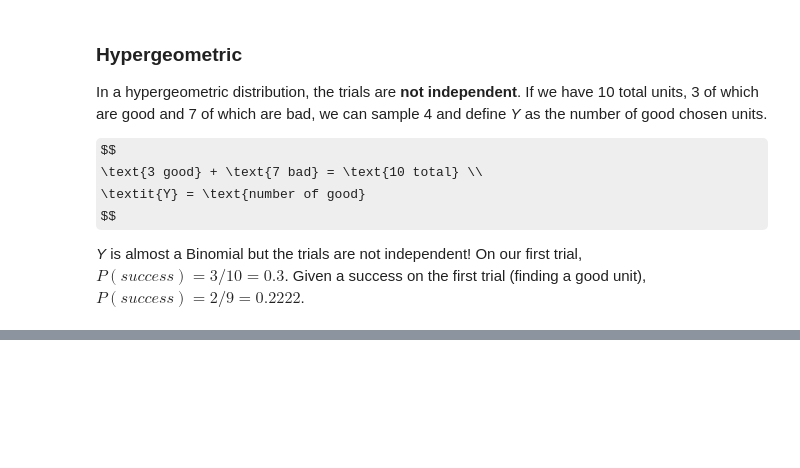
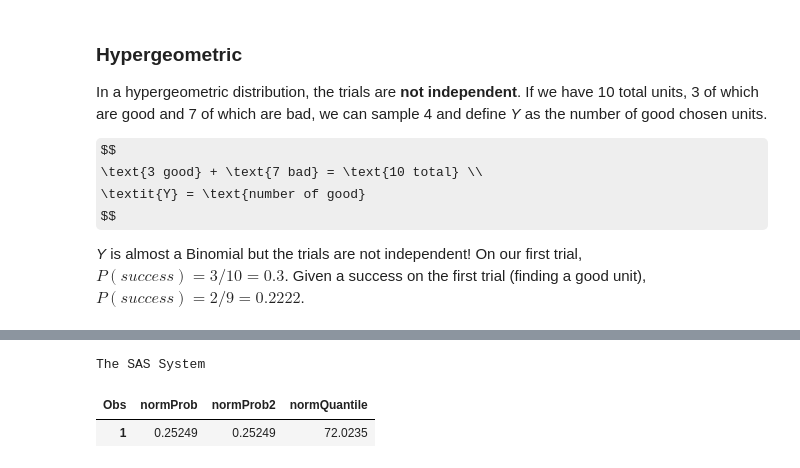
Before and after one commit to scimaksim/NCSU_graduate, a Jupyter notebook: ST513/Multinomial distribution.ipynb, the cells around one changed output, grey strips where cells are left out. Cells and saved outputs as stored; diff of their text form; code cells hidden in the pictures; some formulas as TeX source; blank space fills up the shorter version.

```diff
--- a/ST513/Multinomial distribution.ipynb
+++ b/ST513/Multinomial distribution.ipynb
@@ -648,0 +838,16 @@ _Y_ is almost a Binomial but the trials are not independent! On our first trial,
+# %%
+%%SAS my_session
+/* Part C */
+DATA practice5_12;
+  normProb = 1-CDF('Normal',2/3); *default is to use mean 0 and standard deviation 1;
+  normProb2 = 1-CDF('Normal', 72, 70, 3);
+  /* Part D */
+  normQuantile = quantile('Normal', 0.75, 70, 3);
+RUN;
+
+PROC PRINT DATA=practice5_12;
+RUN;
+# %% [output]
+The SAS System
+| Obs | normProb | normProb2 | normQuantile |
+| 1 | 0.25249 | 0.25249 | 72.0235 |
```
Also changed, not shown: parts of 17 cells of this notebook, 4 other files.
